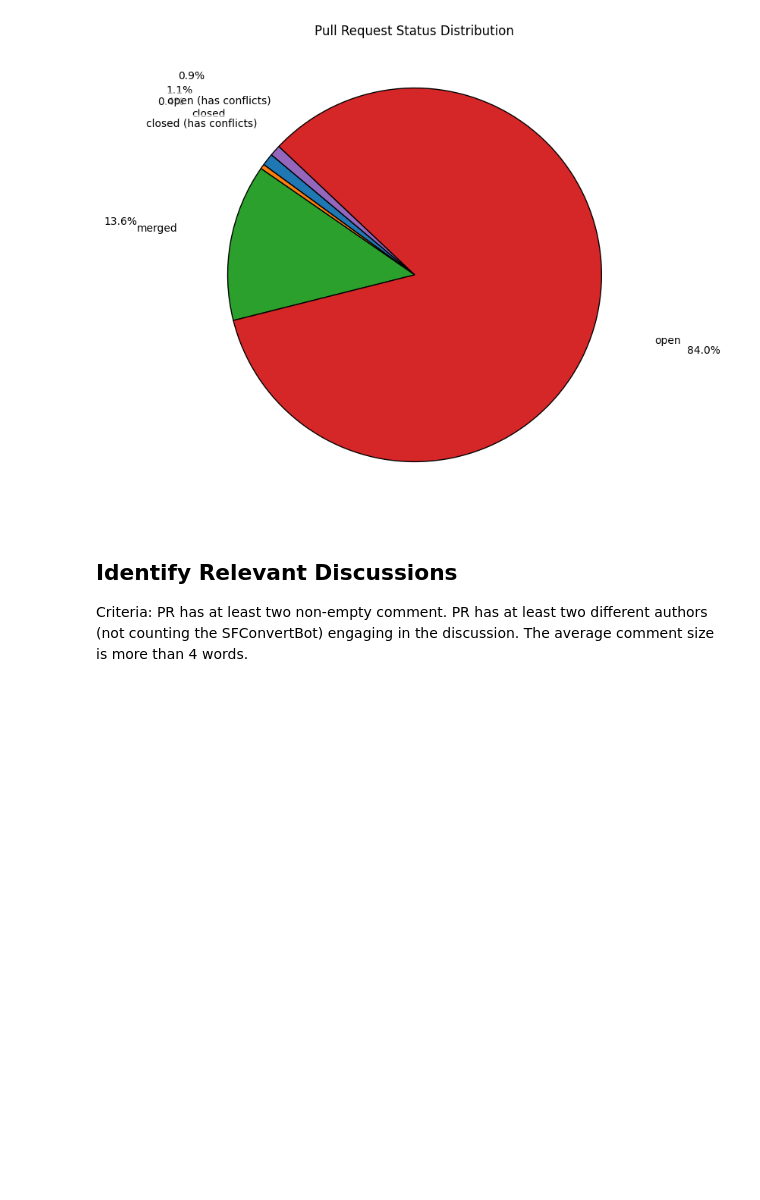
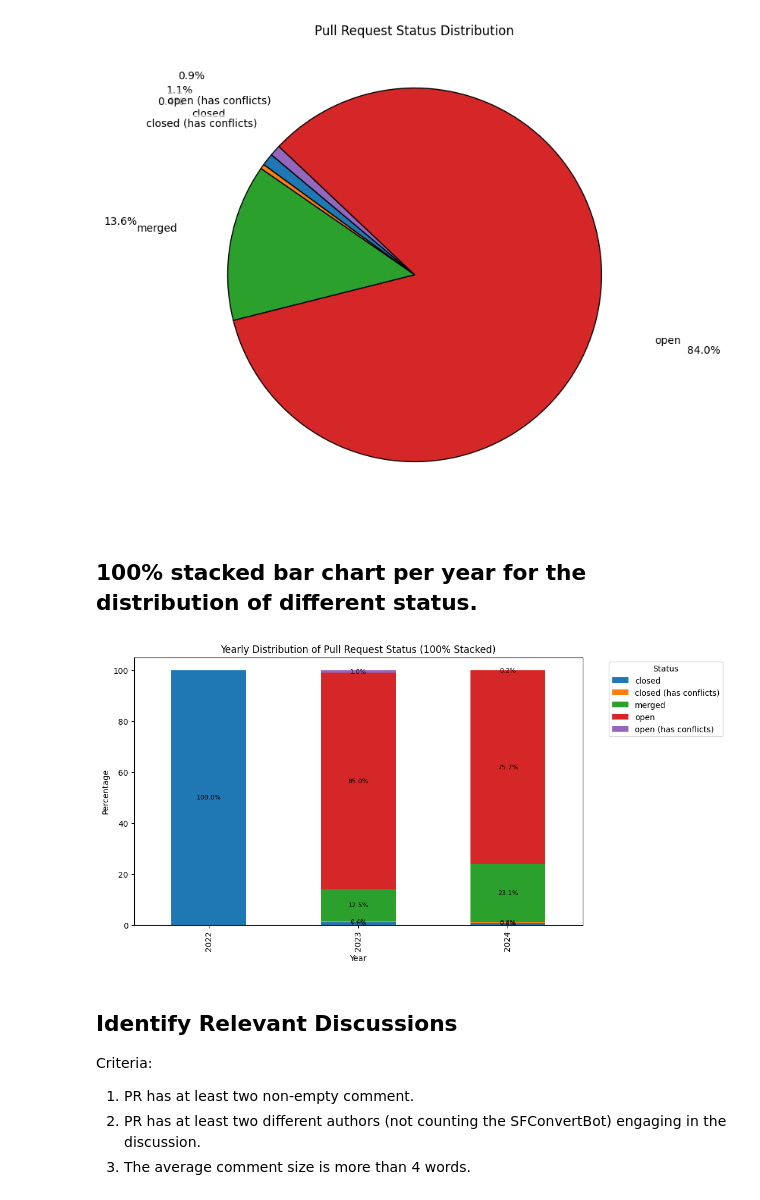
Before and after one commit to s2e-lab/model-evolution, a Jupyter notebook: scripts/notebooks/rq4_analysis.ipynb, the cells around one changed output. Drawn from its saved outputs; the diff is of its cells as text; code cells hidden in the pictures; blank space fills up the shorter version.

Commit message:
Added stacked bar chart for RQ4

```diff
--- a/scripts/notebooks/rq4_analysis.ipynb
+++ b/scripts/notebooks/rq4_analysis.ipynb
@@ -198,13 +198,39 @@ plt.title('Pull Request Status Distribution')
 plt.show()
 # %% [output]
 [figure]
+# %% [markdown]
+## 100% stacked bar chart per year for the distribution of different status.
+# %%
+# Redo the 100% stacked bar chart by year with data labels
+
+# Plot the 100% stacked bar chart by year with data labels
+fig, ax = plt.subplots(figsize=(10, 6))
+status_percentage.plot(kind='bar', stacked=True, ax=ax)
+
+# Add data labels for each segment
+for i, (year, row) in enumerate(status_percentage.iterrows()):
+    cumulative = 0
+    for status, value in row.items():
+        # Calculate the center of the segment for placing the label
+        if value > 0:  # Only add labels for visible segments
+            ax.text(i, cumulative + value / 2, f"{value:.1f}%", ha='center', va='center', fontsize=8)
+        cumulative += value
+
+# Customize plot
+plt.title('Yearly Distribution of Pull Request Status (100% Stacked)')
+plt.xlabel('Year')
+plt.ylabel('Percentage')
+plt.legend(title='Status', bbox_to_anchor=(1.05, 1), loc='upper left')
+plt.show()
+# %% [output]
+[figure, added]
 # %% [markdown]
 ## Identify Relevant Discussions
 
 Criteria:
-PR has at least two non-empty comment.
-PR has at least two different authors (not counting the SFConvertBot) engaging in the discussion.
-The average comment size is more than 4 words.
+1. PR has at least two non-empty comment.
+2. PR has at least two different authors (not counting the SFConvertBot) engaging in the discussion.
+3. The average comment size is more than 4 words.
 # %%
 from nb_utils import RESULTS_DIR
 from tqdm import tqdm
```
Also changed, not shown: parts of 1 cell of this notebook.
